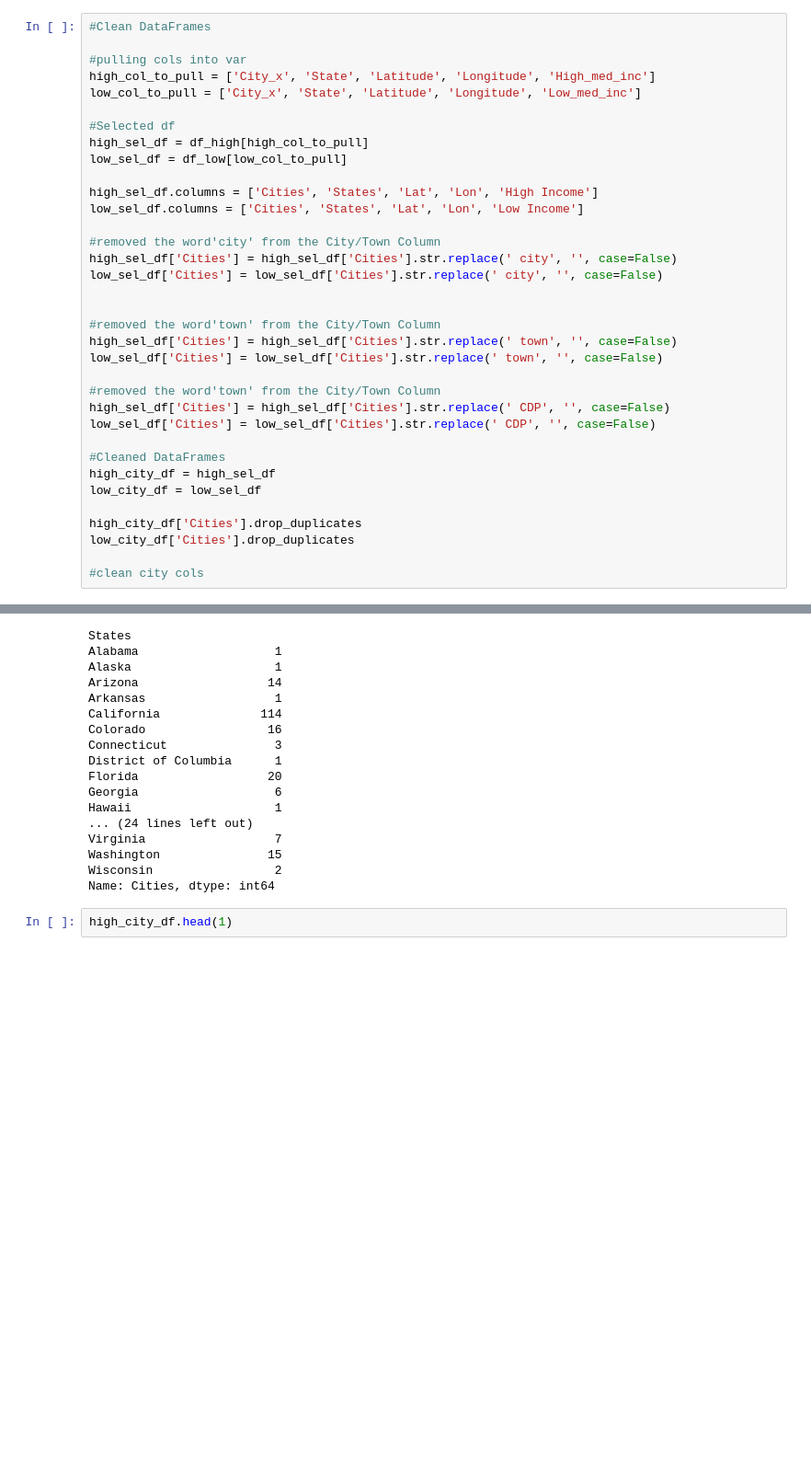
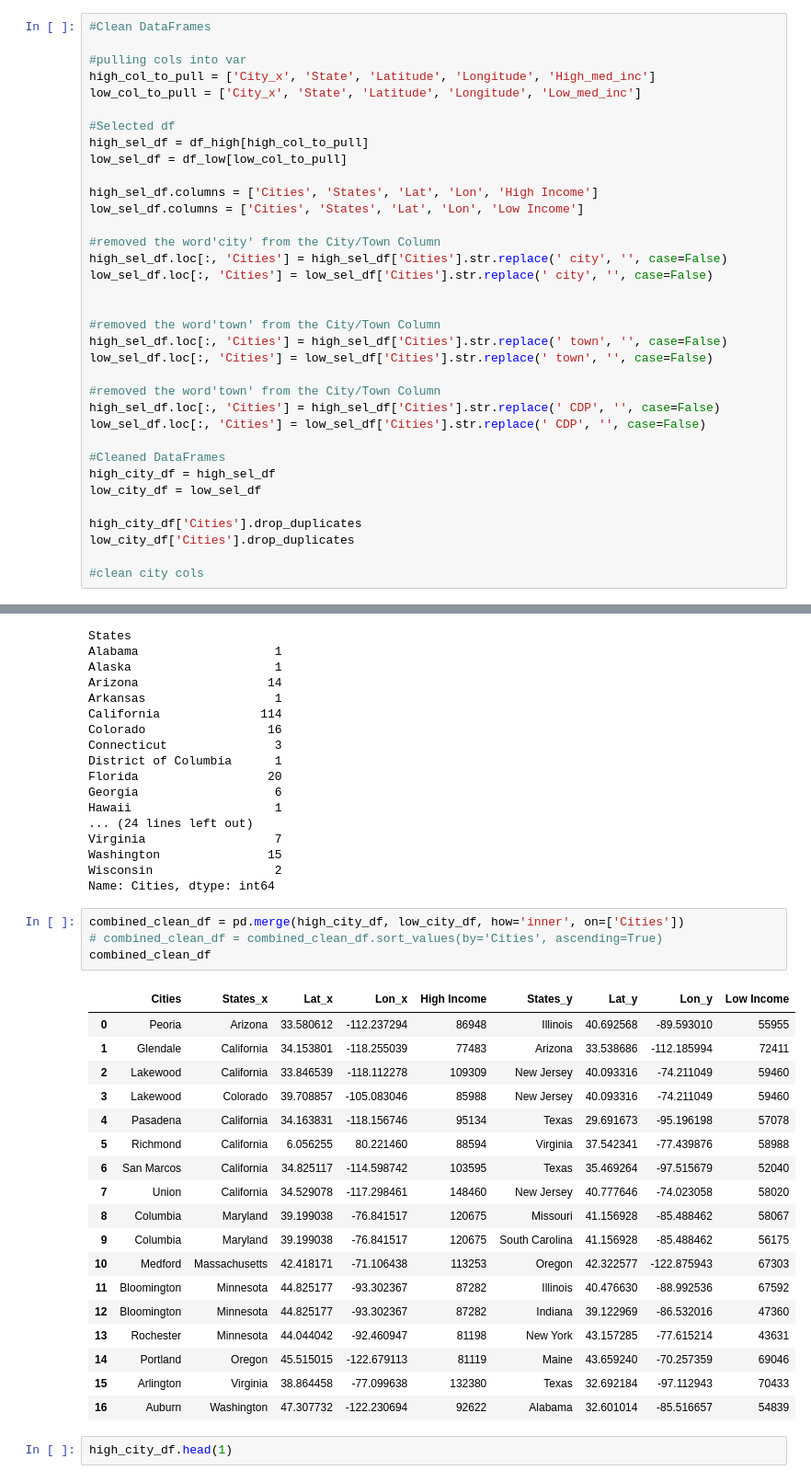
Before and after one commit to bseri0/Proj_1, a Jupyter notebook: py_api/alan_prj_1.ipynb, the cells around one changed output, grey strips where cells are left out. Shown at 92% size. Drawn from its saved outputs; the diff is of its cells as text; blank space fills up the shorter version.

```diff
--- a/py_api/alan_prj_1.ipynb
+++ b/py_api/alan_prj_1.ipynb
@@ -58,17 +58,17 @@ high_sel_df.columns = ['Cities', 'States', 'Lat', 'Lon', 'High Income']
 low_sel_df.columns = ['Cities', 'States', 'Lat', 'Lon', 'Low Income']
 
 #removed the word'city' from the City/Town Column
-high_sel_df['Cities'] = high_sel_df['Cities'].str.replace(' city', '', case=False)
-low_sel_df['Cities'] = low_sel_df['Cities'].str.replace(' city', '', case=False)
+high_sel_df.loc[:, 'Cities'] = high_sel_df['Cities'].str.replace(' city', '', case=False)
+low_sel_df.loc[:, 'Cities'] = low_sel_df['Cities'].str.replace(' city', '', case=False)
 
 
 #removed the word'town' from the City/Town Column
-high_sel_df['Cities'] = high_sel_df['Cities'].str.replace(' town', '', case=False)
-low_sel_df['Cities'] = low_sel_df['Cities'].str.replace(' town', '', case=False)
+high_sel_df.loc[:, 'Cities'] = high_sel_df['Cities'].str.replace(' town', '', case=False)
+low_sel_df.loc[:, 'Cities'] = low_sel_df['Cities'].str.replace(' town', '', case=False)
 
 #removed the word'town' from the City/Town Column
-high_sel_df['Cities'] = high_sel_df['Cities'].str.replace(' CDP', '', case=False)
-low_sel_df['Cities'] = low_sel_df['Cities'].str.replace(' CDP', '', case=False)
+high_sel_df.loc[:, 'Cities'] = high_sel_df['Cities'].str.replace(' CDP', '', case=False)
+low_sel_df.loc[:, 'Cities'] = low_sel_df['Cities'].str.replace(' CDP', '', case=False)
 
 #Cleaned DataFrames
 high_city_df = high_sel_df
@@ -166,6 +149,29 @@ Virginia                  7
 Washington               15
 Wisconsin                 2
 Name: Cities, dtype: int64
+# %%
+combined_clean_df = pd.merge(high_city_df, low_city_df, how='inner', on=['Cities'])
+# combined_clean_df = combined_clean_df.sort_values(by='Cities', ascending=True)
+combined_clean_df
+# %% [output]
+|  | Cities | States_x | Lat_x | Lon_x | High Income | States_y | Lat_y | Lon_y | Low Income |
+| 0 | Peoria | Arizona | 33.580612 | -112.237294 | 86948 | Illinois | 40.692568 | -89.593010 | 55955 |
+| 1 | Glendale | California | 34.153801 | -118.255039 | 77483 | Arizona | 33.538686 | -112.185994 | 72411 |
+| 2 | Lakewood | California | 33.846539 | -118.112278 | 109309 | New Jersey | 40.093316 | -74.211049 | 59460 |
+| 3 | Lakewood | Colorado | 39.708857 | -105.083046 | 85988 | New Jersey | 40.093316 | -74.211049 | 59460 |
+| 4 | Pasadena | California | 34.163831 | -118.156746 | 95134 | Texas | 29.691673 | -95.196198 | 57078 |
+| 5 | Richmond | California | 6.056255 | 80.221460 | 88594 | Virginia | 37.542341 | -77.439876 | 58988 |
+| 6 | San Marcos | California | 34.825117 | -114.598742 | 103595 | Texas | 35.469264 | -97.515679 | 52040 |
+| 7 | Union | California | 34.529078 | -117.298461 | 148460 | New Jersey | 40.777646 | -74.023058 | 58020 |
+| 8 | Columbia | Maryland | 39.199038 | -76.841517 | 120675 | Missouri | 41.156928 | -85.488462 | 58067 |
+| 9 | Columbia | Maryland | 39.199038 | -76.841517 | 120675 | South Carolina | 41.156928 | -85.488462 | 56175 |
+| 10 | Medford | Massachusetts | 42.418171 | -71.106438 | 113253 | Oregon | 42.322577 | -122.875943 | 67303 |
+| 11 | Bloomington | Minnesota | 44.825177 | -93.302367 | 87282 | Illinois | 40.476630 | -88.992536 | 67592 |
+| 12 | Bloomington | Minnesota | 44.825177 | -93.302367 | 87282 | Indiana | 39.122969 | -86.532016 | 47360 |
+| 13 | Rochester | Minnesota | 44.044042 | -92.460947 | 81198 | New York | 43.157285 | -77.615214 | 43631 |
+| 14 | Portland | Oregon | 45.515015 | -122.679113 | 81119 | Maine | 43.659240 | -70.257359 | 69046 |
+| 15 | Arlington | Virginia | 38.864458 | -77.099638 | 132380 | Texas | 32.692184 | -97.112943 | 70433 |
+| 16 | Auburn | Washington | 47.307732 | -122.230694 | 92622 | Alabama | 32.601014 | -85.516657 | 54839 |
 # %%
 high_city_df.head(1)
 # %% [output]
```
Also changed, not shown: parts of 10 cells of this notebook, 1 other file.
